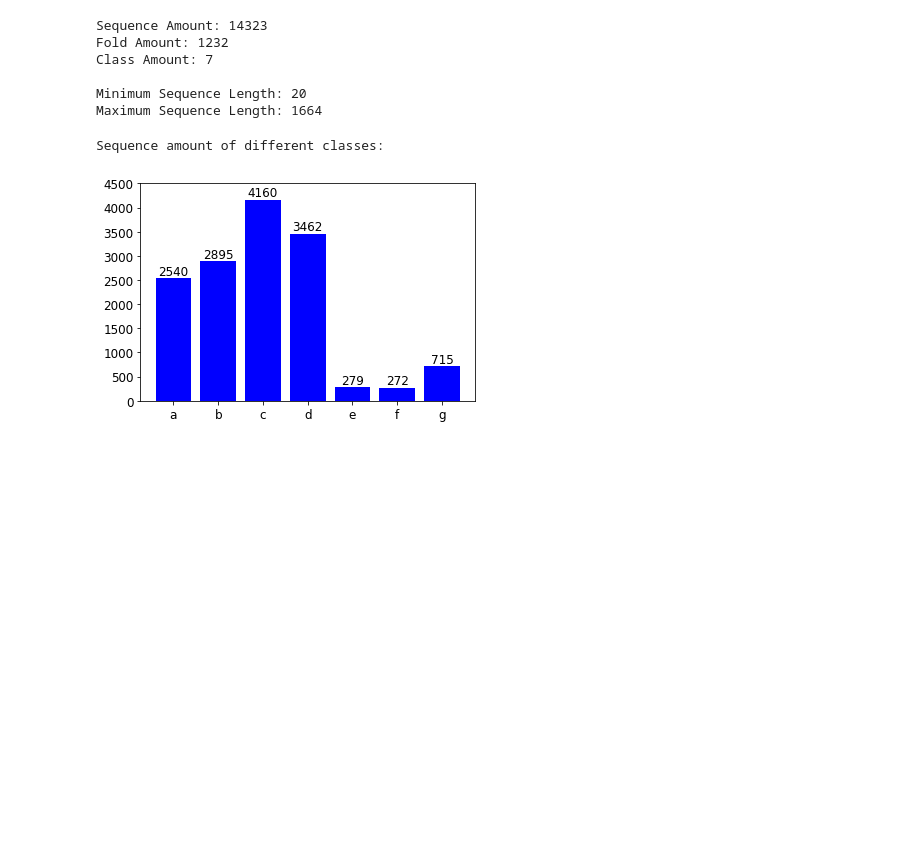
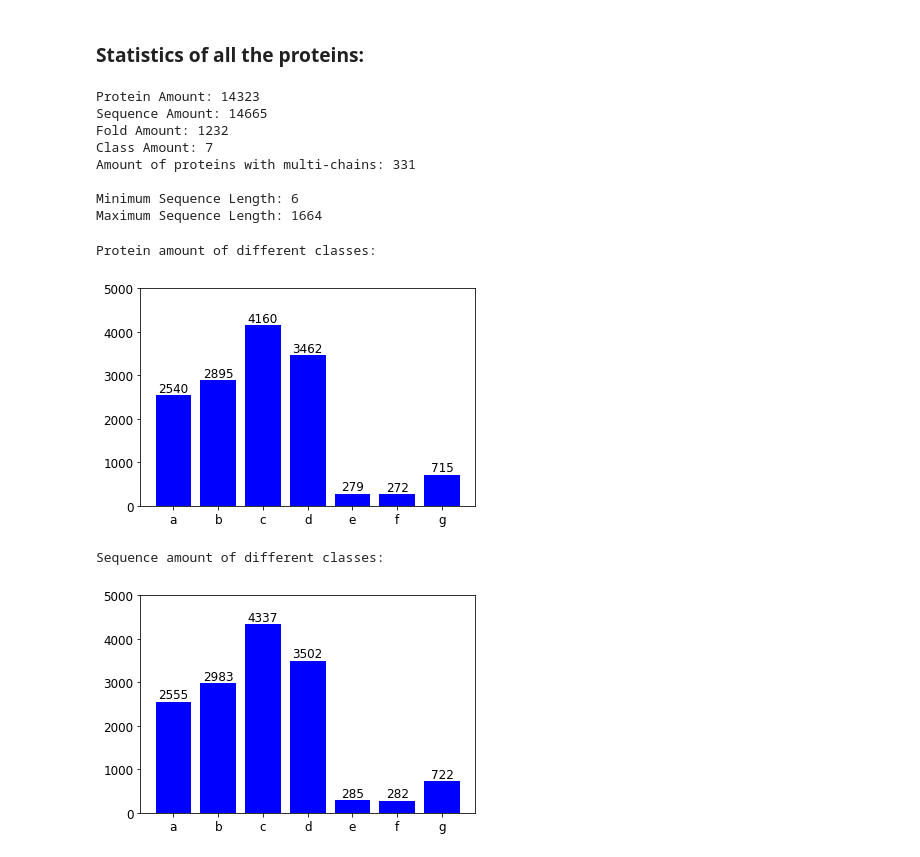
Before and after one commit to Shaowen1994/ECEN_755_CourseProject, a Jupyter notebook: Data/Scripts/Data_Statistics.ipynb, the cells around one changed output. Drawn from its saved outputs; the diff is of its cells as text; code cells hidden in the pictures; blank space fills up the shorter version.

Commit message:
Data Update

```diff
--- a/Data/Scripts/Data_Statistics.ipynb
+++ b/Data/Scripts/Data_Statistics.ipynb
@@ -2,7 +2,11 @@
 import matplotlib.pyplot as plt
 import numpy as np
 # %%
-with open('../Datasets/astral-scopedom-seqres-gd-sel-gs-bib-40-2.07.fa','r') as f:
+Data_Path = '../Datasets/'
+
+with open(Data_Path  + 'astral-scopedom-seqres-gd-sel-gs-bib-40-2.07.fa','r') as f:
     lines = f.readlines()
     len_lines = len(lines)
+# %% [markdown]
+### Statistics of all the proteins: ###
 # %%
@@ -59,28 +86,46 @@ else:
 # %%
-print('Sequence Amount: %d'%num)
+print('Protein Amount: %d'%pro_num)
+print('Sequence Amount: %d'%sequence_num)
 print('Fold Amount: %d'%len(fold_dict.keys()))
 print('Class Amount: %d'%len(class_dict.keys()))
+print('Amount of proteins with multi-chains: %d'%multi_chain_num)
 print()
 print('Minimum Sequence Length: %d'%min(length_dict.keys()))
 print('Maximum Sequence Length: %d'%max(length_dict.keys()))
 # %% [output]
-Sequence Amount: 14323
+Protein Amount: 14323
+Sequence Amount: 14665
 Fold Amount: 1232
 Class Amount: 7
+Amount of proteins with multi-chains: 331
 
-Minimum Sequence Length: 20
+Minimum Sequence Length: 6
 Maximum Sequence Length: 1664
 # %%
+print ('Protein amount of different classes:')
+
+cla_pro_num_list = [i[0] for i in class_dict.values()]
+plt.figure(1)
+plt.ylim([0,5000])
+plt.tick_params(labelsize=12)
+plt.bar(range(7),cla_pro_num_list,color='blue',tick_label=list(class_dict.keys()))
+for a,b in zip(range(7),cla_pro_num_list):
+    plt.text(a,b+5,'%d'%b,ha='center',va='bottom',fontsize=12)
+plt.show()
+
 print ('Sequence amount of different classes:')
 
-plt.figure()
-plt.ylim([0,4500])
+cla_seq_num_list = [i[1] for i in class_dict.values()]
+plt.figure(2)
+plt.ylim([0,5000])
 plt.tick_params(labelsize=12)
-plt.bar(range(7),class_dict.values(),color='blue',tick_label=list(class_dict.keys()))
-for a,b in zip(range(7),class_dict.values()):
+plt.bar(range(7),cla_seq_num_list,color='blue',tick_label=list(class_dict.keys()))
+for a,b in zip(range(7),cla_seq_num_list):
     plt.text(a,b+5,'%d'%b,ha='center',va='bottom',fontsize=12)
 plt.show()
 # %% [output]
-Sequence amount of different classes:
+Protein amount of different classes:
-[figure, old version]
+[figure, new version]
+Sequence amount of different classes:
+[figure, added]
 # %%
```
Also changed, not shown: parts of 19 cells of this notebook, 6 other files.
